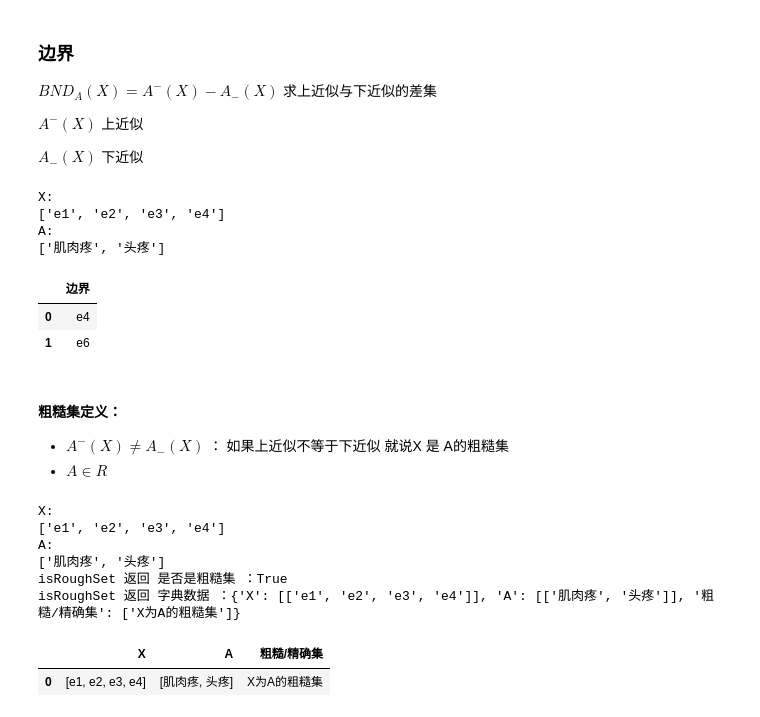
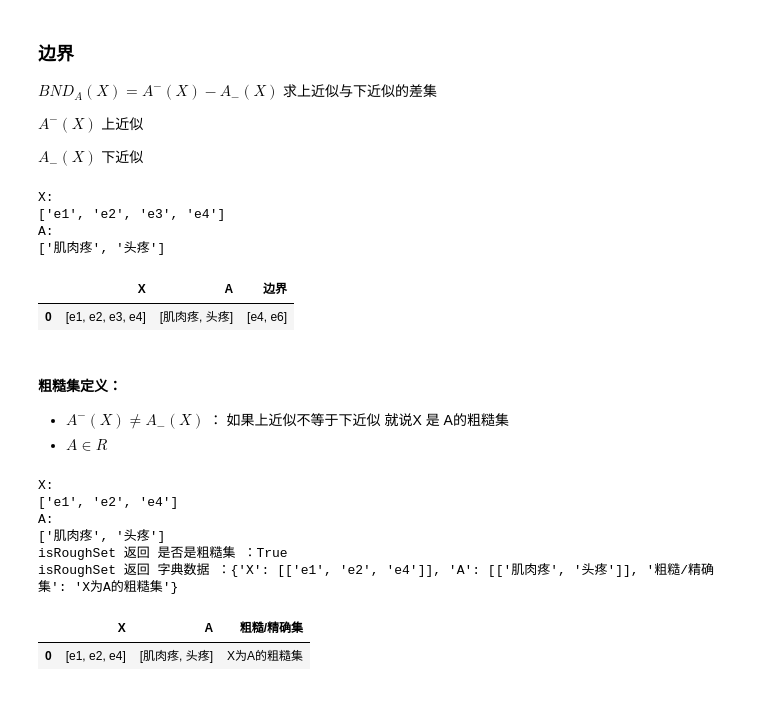
Before and after one commit to YiyaoZhang9527/Algorithm-class-at-Huai-Vocational-College, a Jupyter notebook: 数据预处理/特征选择/离散特征选择方法/粗糙集属性约减/粗糙集基础知识.ipynb, the cells around one changed output. Drawn from its saved outputs; the diff is of its cells as text; code cells hidden in the pictures.

```diff
--- a/数据预处理/特征选择/离散特征选择方法/粗糙集属性约减/粗糙集基础知识.ipynb
+++ b/数据预处理/特征选择/离散特征选择方法/粗糙集属性约减/粗糙集基础知识.ipynb
@@ -351,7 +353,7 @@ def lower_approximation(U,X,R,A,out_dataframe=None):
         if is_subsets:
             return_eq.append(eco)
     ### 求所有是X子集的eco集合的并集
-    return_eq = {"下近似":np.unique(return_eq)}
+    return_eq = {"X":[X],"A":[A],"下近似":[np.unique(return_eq)]}
 
     if out_dataframe:
         return pd.DataFrame(return_eq)
@@ -402,7 +402,7 @@ def upper_approximation(U,X,R,A,out_dataframe=None):
             for e in eco:
                 return_eq.append(e)
     ### 求eco与X的交集的并集
-    return_eq = {"上近似":np.unique(return_eq)}
+    return_eq = {"X":[X],"A":[A],"上近似":[np.unique(return_eq)]}
 
     if out_dataframe:
         return pd.DataFrame(return_eq)
@@ -491,42 +509,70 @@ $ A^{-}(X) $ 上近似
 $ A_{-}(X) $ 下近似
 # %%
 def BND_A(U,X,R,A,out_dataframe=None):
+    """边界
+
+    Args:
+        U (_type_): _description_
+        X (_type_): _description_
+        R (_type_): _description_
+        A (_type_): _description_
+        out_dataframe (_type_, optional): _description_. Defaults to None.
+
+    Returns:
+        _type_: _description_
+    """
     A_upper = upper_approximation(U=U,X=X,R=R,A=A)["上近似"]
     A_lower = lower_approximation(U=U,X=X,R=R,A=A)['下近似']
     BNGx = np.setdiff1d(A_upper,A_lower)
 
-    return_eq = {"边界":BNGx}
+    return_eq = {"X":[X],"A":[A],"边界":[BNGx]}
     if out_dataframe:
         return pd.DataFrame(return_eq)
     return return_eq
 
 X_case = ["e1","e2","e3","e4"]
 print(f"X:\n{X_case}")
 A=["肌肉疼","头疼"]
 print(f"A:\n{A}")
 BND_A(U=U,X=X_case,R=R,A=A,out_dataframe=True)
 # %% [output]
 X:
 ['e1', 'e2', 'e3', 'e4']
 A:
 ['肌肉疼', '头疼']
-|  | 边界 |
-| 0 | e4 |
-| 1 | e6 |
+|  | X | A | 边界 |
+| 0 | [e1, e2, e3, e4] | [肌肉疼, 头疼] | [e4, e6] |
 # %% [markdown]
 #### 粗糙集定义：
 * $ A^{-}(X) \neq A_{-}(X)$ ： 如果上近似不等于下近似 就说X 是 A的粗糙集
 * $ A \in R $
 # %%
 def isRoughSet(U,X,R,A,out_dataframe=None):
+    """是否是粗糙集
+
+    Args:
+        U (_type_): _description_
+        X (_type_): _description_
+        R (_type_): _description_
+        A (_type_): _description_
+        out_dataframe (_type_, optional): _description_. Defaults to None.
+
+    Returns:
+        _type_: _description_
+    """
     A_upper = upper_approximation(U=U,X=X,R=R,A=A)["上近似"]
     A_lower = lower_approximation(U=U,X=X,R=R,A=A)['下近似']
+
+
     is_equality = set(A_upper)==set(A_lower)
+
+    BND_a =BND_A(U=U,X=X,R=R,A=A)["边界"]
+    BNDisEmptySet = len(BND_a) == 0
 
     return_eq = {
         "X":[X]
         ,"A":[A]
-        ,"粗糙/精确集":[is_equality == True and "X为A的可定义集或精确集" or "X为A的粗糙集"]
+        ,"粗糙/精确集":is_equality & BNDisEmptySet and  "X为A的精确集" or "X为A的粗糙集"
     }
     if out_dataframe and out_dataframe != bool:
         return pd.DataFrame(return_eq)
@@ -536,7 +582,7 @@ def isRoughSet(U,X,R,A,out_dataframe=None):
     return return_eq
 
 
-X_case = ["e1","e2","e3","e4"]
+X_case = ["e1","e2","e4"]
 print(f"X:\n{X_case}")
 A=["肌肉疼","头疼"]
 print(f"A:\n{A}")
@@ -545,10 +591,10 @@ print(f"isRoughSet 返回 字典数据 ：{isRoughSet(U=U,X=X_case,R=R,A=A,out_d
 isRoughSet(U=U,X=X_case,R=R,A=A,out_dataframe=True)
 # %% [output]
 X:
-['e1', 'e2', 'e3', 'e4']
+['e1', 'e2', 'e4']
 A:
 ['肌肉疼', '头疼']
 isRoughSet 返回 是否是粗糙集 ：True
-isRoughSet 返回 字典数据 ：{'X': [['e1', 'e2', 'e3', 'e4']], 'A': [['肌肉疼', '头疼']], '粗糙/精确集': ['X为A的粗糙集']}
+isRoughSet 返回 字典数据 ：{'X': [['e1', 'e2', 'e4']], 'A': [['肌肉疼', '头疼']], '粗糙/精确集': 'X为A的粗糙集'}
 |  | X | A | 粗糙/精确集 |
-| 0 | [e1, e2, e3, e4] | [肌肉疼, 头疼] | X为A的粗糙集 |
+| 0 | [e1, e2, e4] | [肌肉疼, 头疼] | X为A的粗糙集 |
```
Also changed, not shown: parts of 5 cells of this notebook.
